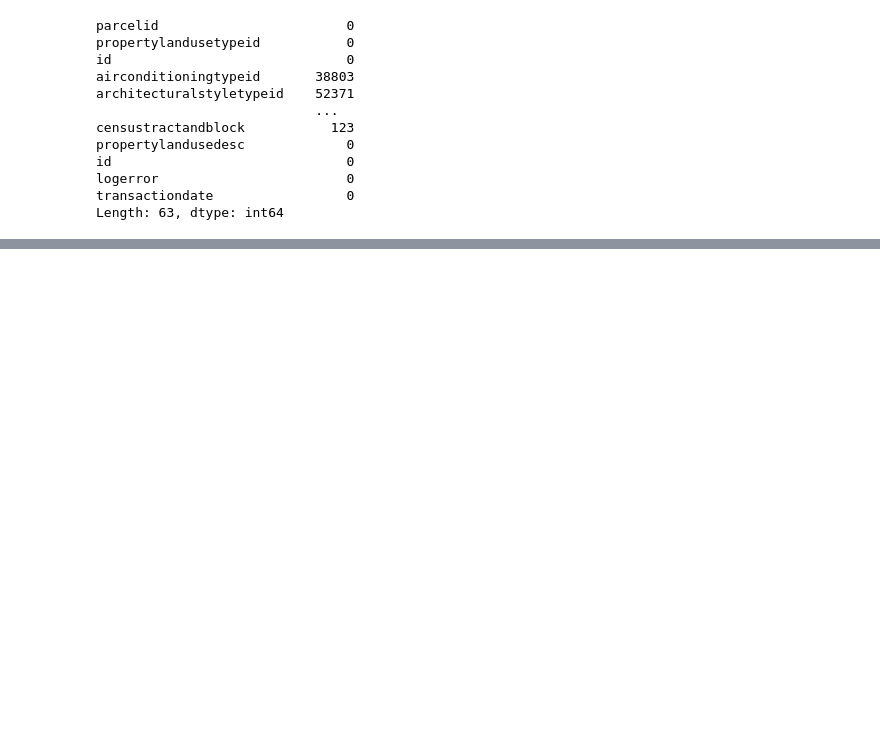
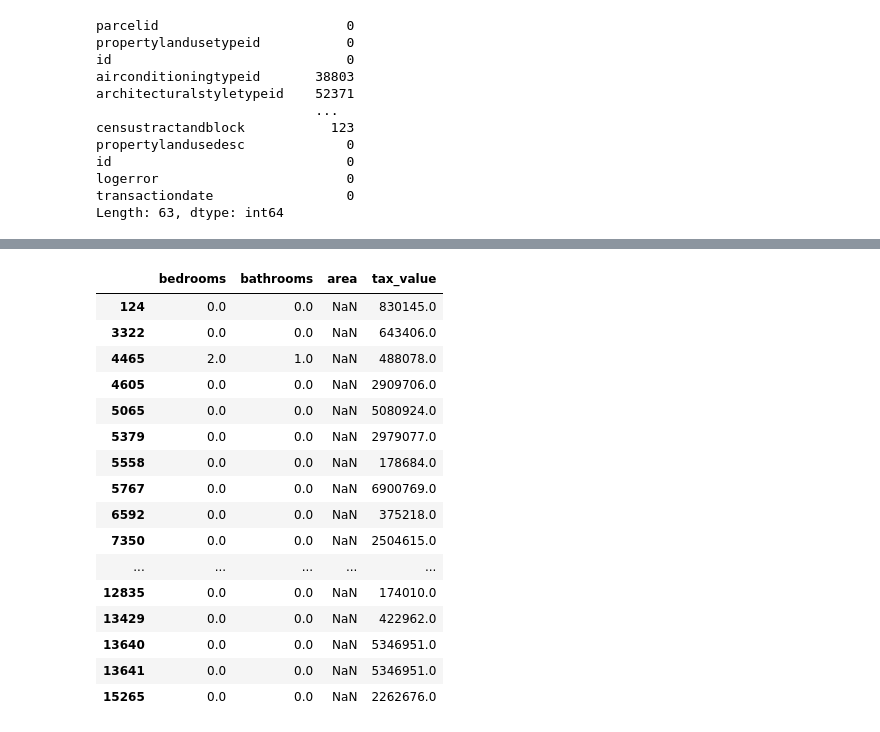
Before and after one commit to watermanbrandyn/regression_project, a Jupyter notebook: regression_workbook.ipynb, the cells around one changed output, grey strips where cells are left out. Saved outputs shown, nothing was run; the diff lists cells and outputs as text; code cells hidden in the pictures; blank space fills up the shorter version.

```diff
--- a/regression_workbook.ipynb
+++ b/regression_workbook.ipynb
@@ -89,0 +92,2 @@ zillow_l = zillow_l.drop(columns= ['airconditioningtypeid', 'architecturalstylet
+# %%
+nulls_area = zillow[zillow.area.isna()]
@@ -89,0 +110,20 @@ zillow_l = zillow_l.drop(columns= ['airconditioningtypeid', 'architecturalstylet
+# %%
+nulls_area.head(30)
+# %% [output]
+|  | bedrooms | bathrooms | area | tax_value |
+| 124 | 0.0 | 0.0 | NaN | 830145.0 |
+| 3322 | 0.0 | 0.0 | NaN | 643406.0 |
+| 4465 | 2.0 | 1.0 | NaN | 488078.0 |
+| 4605 | 0.0 | 0.0 | NaN | 2909706.0 |
+| 5065 | 0.0 | 0.0 | NaN | 5080924.0 |
+| 5379 | 0.0 | 0.0 | NaN | 2979077.0 |
+| 5558 | 0.0 | 0.0 | NaN | 178684.0 |
+| 5767 | 0.0 | 0.0 | NaN | 6900769.0 |
+| 6592 | 0.0 | 0.0 | NaN | 375218.0 |
+| 7350 | 0.0 | 0.0 | NaN | 2504615.0 |
+| ... | ... | ... | ... | ... |
+| 12835 | 0.0 | 0.0 | NaN | 174010.0 |
+| 13429 | 0.0 | 0.0 | NaN | 422962.0 |
+| 13640 | 0.0 | 0.0 | NaN | 5346951.0 |
+| 13641 | 0.0 | 0.0 | NaN | 5346951.0 |
+| 15265 | 0.0 | 0.0 | NaN | 2262676.0 |
```
Also changed, not shown: parts of 36 cells of this notebook.
